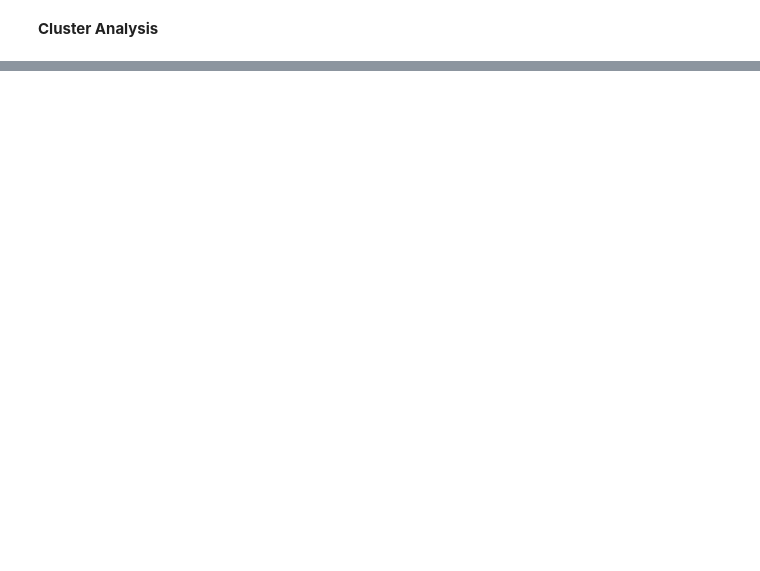
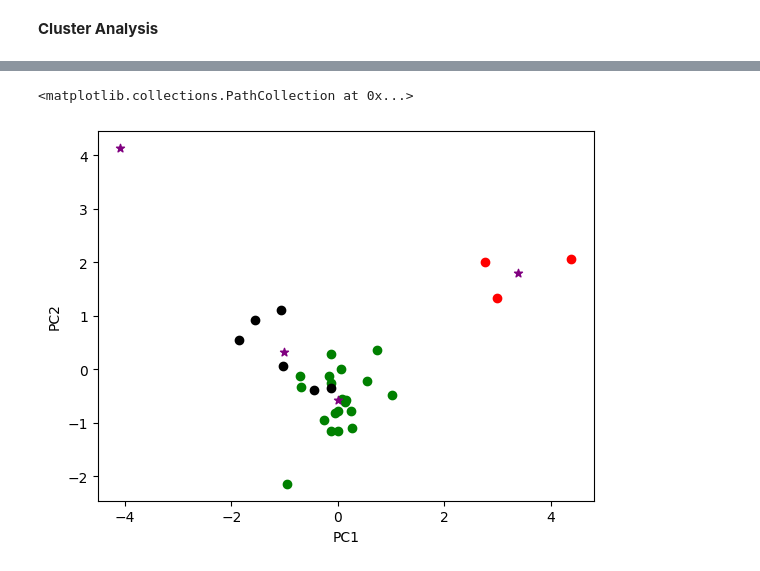
Before and after one commit to Jamie-Lawlor/Road_to_world_record_composite_index, a Jupyter notebook: Road_to_world_record.ipynb, the cells around one changed output, grey strips where cells are left out. Cells and saved outputs as stored; diff of their text form; code cells hidden in the pictures; blank space fills up the shorter version.

```diff
--- a/Road_to_world_record.ipynb
+++ b/Road_to_world_record.ipynb
@@ -247,3 +247,7 @@ array([2.23950035, 1.47395979, 1.06366341, 0.95086299, 0.30526642,
        0.17364359])
 # %% [markdown]
  - The Kaiser Criterion states that you should keep principal components which eigenvalues > 1, in this case I will keep PC 1,2 and 3
+# %%
+pca = PCA(n_components=3)
+updated_pca = pca.fit_transform(scaled_data)
+updated_pca.shape
@@ -251,0 +300,7 @@ array([2.23950035, 1.47395979, 1.06366341, 0.95086299, 0.30526642,
+# %%
+y_predicted = km.fit_predict(updated_pca)
+y_predicted
+data['cluster'] = y_predicted
+data['PC1'] = updated_pca[:, 0]
+data['PC2'] = updated_pca[:, 1]
+data
@@ -251,0 +325,13 @@ array([2.23950035, 1.47395979, 1.06366341, 0.95086299, 0.30526642,
+# %%
+df0 = data[data.cluster == 0]
+df1 = data[data.cluster == 1]
+df2 = data[data.cluster == 2]
+plt.xlabel("PC1")
+plt.ylabel("PC2")
+plt.scatter(df0.PC1, df0.PC2, color='green')
+plt.scatter(df1.PC1, df1.PC2, color='red')
+plt.scatter(df2.PC1, df2.PC2, color='black')
+plt.scatter(km.cluster_centers_[:,0], km.cluster_centers_[:,1], color='purple', marker='*', label='centroid')
+# %% [output]
+<matplotlib.collections.PathCollection at 0x...>
+[figure, added]
```
Also changed, not shown: parts of 7 cells of this notebook.
